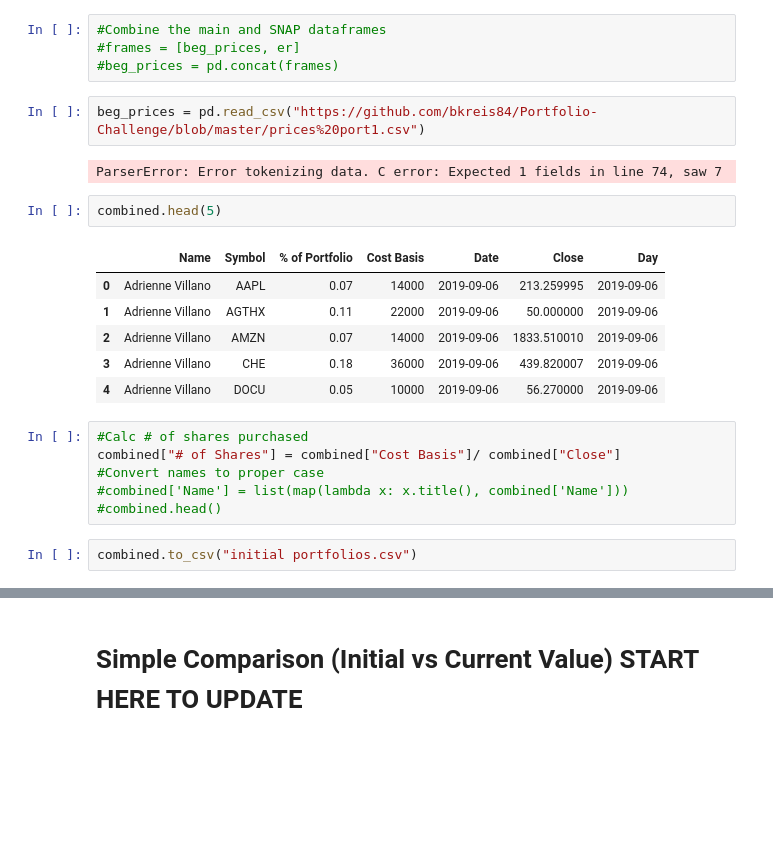
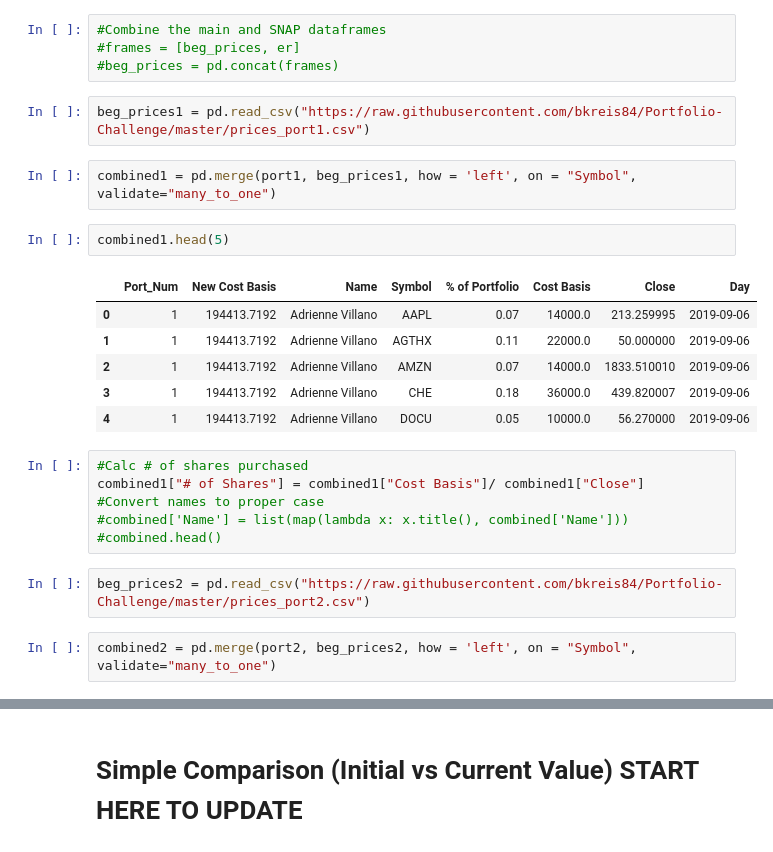
Before and after one commit to bkreis84/Portfolio-Challenge, a Jupyter notebook: Portfolio Challenge pt2 Final.ipynb, the cells around one changed output, grey strips where cells are left out. Saved outputs shown, nothing was run; the diff lists cells and outputs as text; blank space fills up the shorter version.

```diff
--- a/Portfolio Challenge pt2 Final.ipynb
+++ b/Portfolio Challenge pt2 Final.ipynb
@@ -123,23 +123,25 @@ port1.head()
 #frames = [beg_prices, er]
 #beg_prices = pd.concat(frames)
 # %%
-beg_prices = pd.read_csv("https://github.com/bkreis84/Portfolio-Challenge/blob/master/prices%20port1.csv")
+beg_prices1 = pd.read_csv("https://raw.githubusercontent.com/bkreis84/Portfolio-Challenge/master/prices_port1.csv")
-# %% [output]
-ParserError: Error tokenizing data. C error: Expected 1 fields in line 74, saw 7
+# %%
+combined1 = pd.merge(port1, beg_prices1, how = 'left', on = "Symbol", validate="many_to_one")
 # %%
-combined.head(5)
+combined1.head(5)
 # %% [output]
-|  | Name | Symbol | % of Portfolio | Cost Basis | Date | Close | Day |
-| 0 | Adrienne Villano | AAPL | 0.07 | 14000 | 2019-09-06 | 213.259995 | 2019-09-06 |
-| 1 | Adrienne Villano | AGTHX | 0.11 | 22000 | 2019-09-06 | 50.000000 | 2019-09-06 |
-| 2 | Adrienne Villano | AMZN | 0.07 | 14000 | 2019-09-06 | 1833.510010 | 2019-09-06 |
-| 3 | Adrienne Villano | CHE | 0.18 | 36000 | 2019-09-06 | 439.820007 | 2019-09-06 |
-| 4 | Adrienne Villano | DOCU | 0.05 | 10000 | 2019-09-06 | 56.270000 | 2019-09-06 |
+|  | Port_Num | New Cost Basis | Name | Symbol | % of Portfolio | Cost Basis | Close | Day |
+| 0 | 1 | 194413.7192 | Adrienne Villano | AAPL | 0.07 | 14000.0 | 213.259995 | 2019-09-06 |
+| 1 | 1 | 194413.7192 | Adrienne Villano | AGTHX | 0.11 | 22000.0 | 50.000000 | 2019-09-06 |
+| 2 | 1 | 194413.7192 | Adrienne Villano | AMZN | 0.07 | 14000.0 | 1833.510010 | 2019-09-06 |
+| 3 | 1 | 194413.7192 | Adrienne Villano | CHE | 0.18 | 36000.0 | 439.820007 | 2019-09-06 |
+| 4 | 1 | 194413.7192 | Adrienne Villano | DOCU | 0.05 | 10000.0 | 56.270000 | 2019-09-06 |
 # %%
 #Calc # of shares purchased
-combined["# of Shares"] = combined["Cost Basis"]/ combined["Close"]
+combined1["# of Shares"] = combined1["Cost Basis"]/ combined1["Close"]
 #Convert names to proper case
 #combined['Name'] = list(map(lambda x: x.title(), combined['Name']))
 #combined.head()
-# %%
-combined.to_csv("initial portfolios.csv")
+# %%
+beg_prices2 = pd.read_csv("https://raw.githubusercontent.com/bkreis84/Portfolio-Challenge/master/prices_port2.csv")
+# %%
+combined2 = pd.merge(port2, beg_prices2, how = 'left', on = "Symbol", validate="many_to_one")
```
Also changed, not shown: parts of 9 cells of this notebook, 1 other file.
